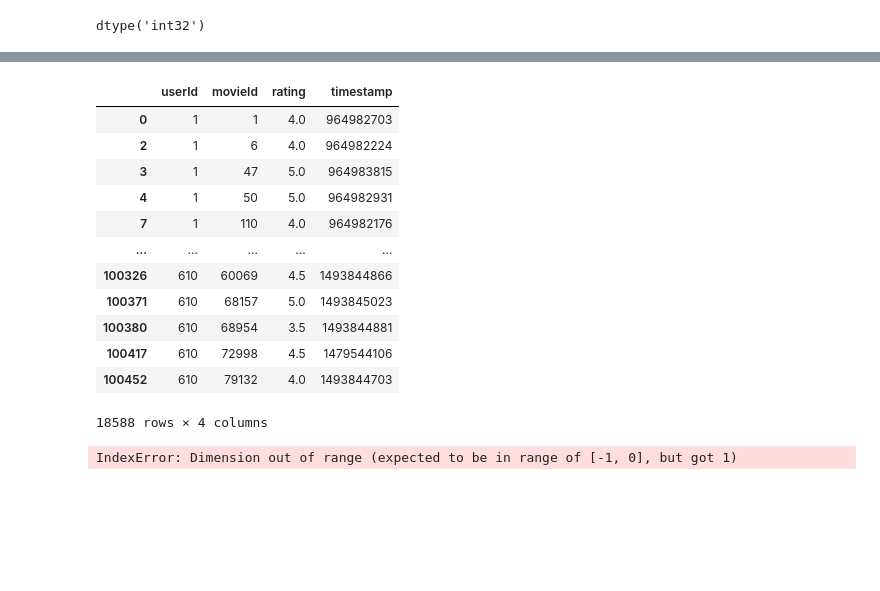
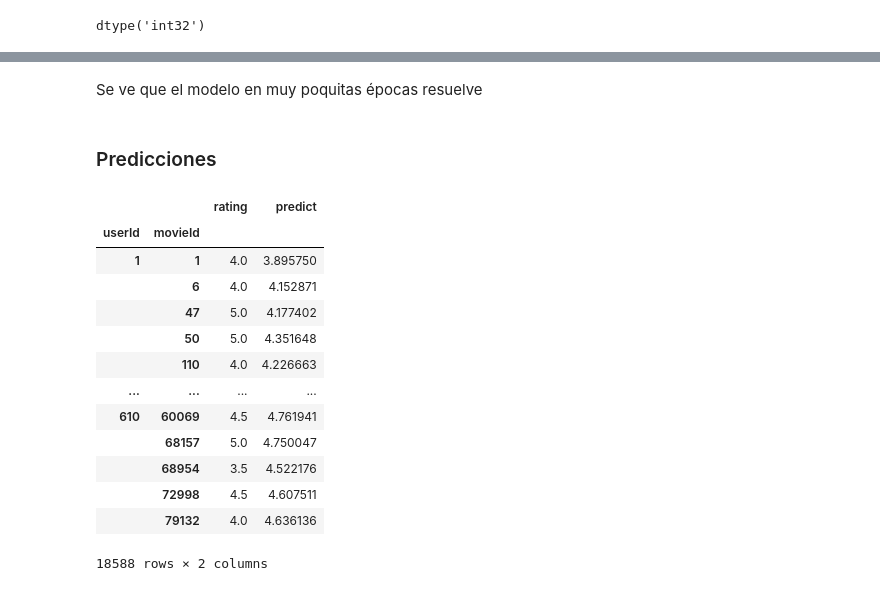
Before and after one commit to juanpsch/aprendizaje_profundo, a Jupyter notebook: Examen/SCHAMUN-JUANPABLO-DL_Examen_OCTUBRE_2023_2.ipynb, the cells around one changed output, grey strips where cells are left out. Cells and saved outputs as stored; diff of their text form; code cells hidden in the pictures; blank space fills up the shorter version.

```diff
--- a/Examen/SCHAMUN-JUANPABLO-DL_Examen_OCTUBRE_2023_2.ipynb
+++ b/Examen/SCHAMUN-JUANPABLO-DL_Examen_OCTUBRE_2023_2.ipynb
@@ -578,23 +580,30 @@ Text(0, 0.5, 'MSE')
-# %%
-dfFiltrado
-# %% [output]
-|  | userId | movieId | rating | timestamp |
-| 0 | 1 | 1 | 4.0 | 964982703 |
-| 2 | 1 | 6 | 4.0 | 964982224 |
-| 3 | 1 | 47 | 5.0 | 964983815 |
-| 4 | 1 | 50 | 5.0 | 964982931 |
-| 7 | 1 | 110 | 4.0 | 964982176 |
-| ... | ... | ... | ... | ... |
-| 100326 | 610 | 60069 | 4.5 | 1493844866 |
-| 100371 | 610 | 68157 | 5.0 | 1493845023 |
-| 100380 | 610 | 68954 | 3.5 | 1493844881 |
-| 100417 | 610 | 72998 | 4.5 | 1479544106 |
-| 100452 | 610 | 79132 | 4.0 | 1493844703 |
-18588 rows × 4 columns
+# %% [markdown]
+Se ve que el modelo en muy poquitas épocas resuelve
+# %% [markdown]
+### Predicciones
 # %%
+# Se predicen todos los datos y se genera un df con los datos reales y los predichos
 model.to(device)
-pelis_idxs = torch.tensor(peli_to_idx[1], dtype=torch.long).to(device)
-user_idxs = torch.tensor(user_to_idx[47], dtype=torch.long).to(device)
-model(pelis_idxs,user_idxs)
+pelis_idxs = torch.tensor(pelis_idx, dtype=torch.int).to(device)
+user_idxs = torch.tensor(users_idx, dtype=torch.int).to(device)
+df_test = pd.DataFrame([pelis, usuarios, rating], index=['movieId', 'userId', 'rating']).transpose()
+df_test['predict'] = model(pelis_idxs,user_idxs).detach().numpy()
-# %% [output]
-IndexError: Dimension out of range (expected to be in range of [-1, 0], but got 1)
+# %%
+df_test[['movieId', 'userId']] = df_test[['movieId', 'userId']].astype('int32')
+df_test2 = df_test.set_index(['userId', 'movieId']).sort_index()
+df_test2
+# %% [output]
+|  |  | rating | predict |
+| userId | movieId |  |  |
+| 1 | 1 | 4.0 | 3.895750 |
+|  | 6 | 4.0 | 4.152871 |
+|  | 47 | 5.0 | 4.177402 |
+|  | 50 | 5.0 | 4.351648 |
+|  | 110 | 4.0 | 4.226663 |
+| ... | ... | ... | ... |
+| 610 | 60069 | 4.5 | 4.761941 |
+|  | 68157 | 5.0 | 4.750047 |
+|  | 68954 | 3.5 | 4.522176 |
+|  | 72998 | 4.5 | 4.607511 |
+|  | 79132 | 4.0 | 4.636136 |
+18588 rows × 2 columns
```
Also changed, not shown: parts of 7 cells of this notebook.
